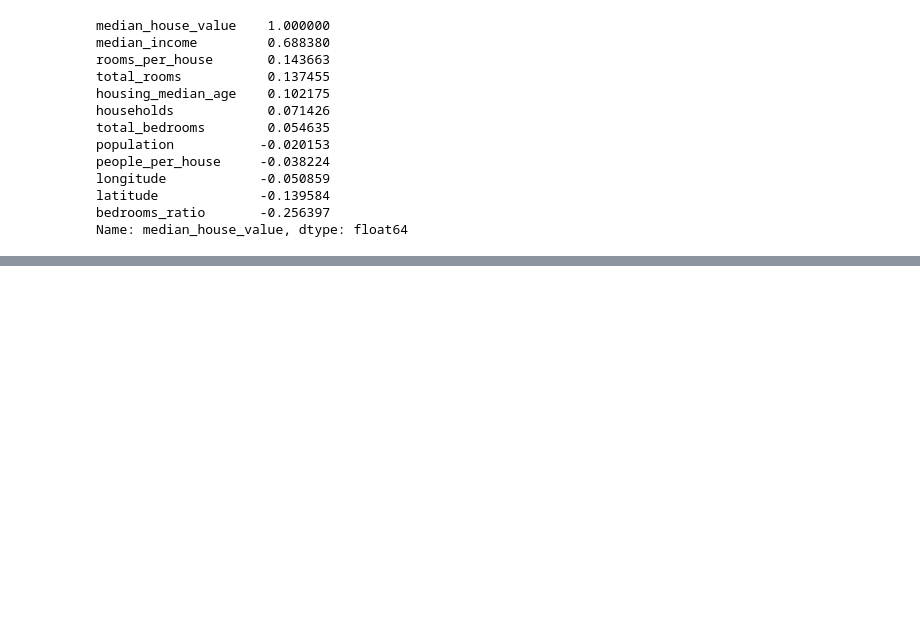
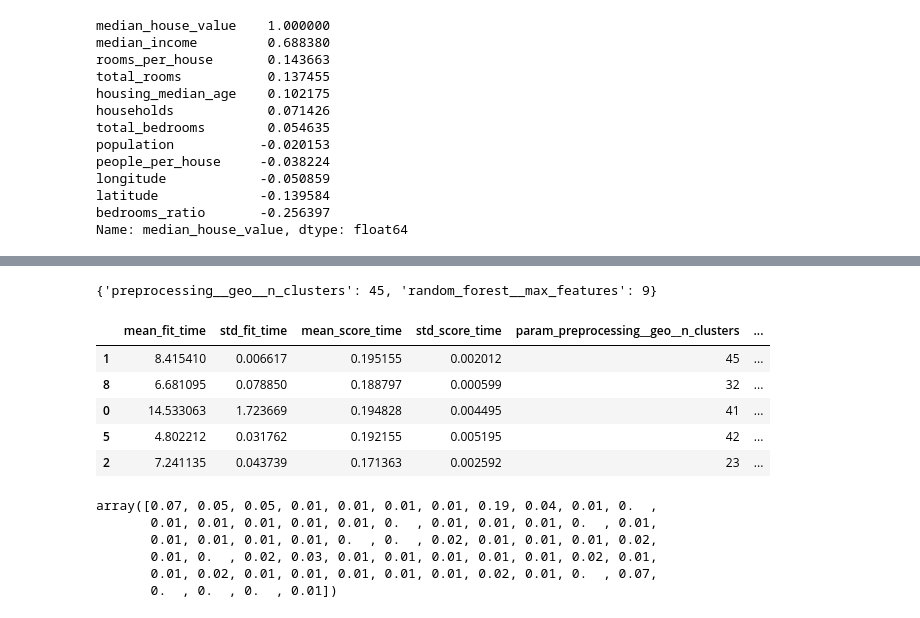
Before and after one commit to tanmaybhardwaj/Linear-Regression, a Jupyter notebook: california-housing-dataset/California_Housing_Dataset.ipynb, the cells around one changed output, grey strips where cells are left out. Drawn from its saved outputs; the diff is of its cells as text; code cells hidden in the pictures; blank space fills up the shorter version.

```diff
--- a/california-housing-dataset/California_Housing_Dataset.ipynb
+++ b/california-housing-dataset/California_Housing_Dataset.ipynb
@@ -252,0 +821,10 @@ Name: median_house_value, dtype: float64
+# %%
+param_distribs = {'preprocessing__geo__n_clusters': randint(low=3, high=50),
+                  'random_forest__max_features': randint(low=2,high=20)}
+
+rnd_search = RandomizedSearchCV(full_pipeline,
+                                param_distributions=param_distribs,
+                                n_iter=10,cv=3,
+                                scoring='neg_root_mean_squared_error',
+                                random_state=42)
+rnd_search.fit(housing, housing_labels)
@@ -252,0 +849,16 @@ Name: median_house_value, dtype: float64
+# %%
+rnd_search.best_params_
+# %% [output]
+{'preprocessing__geo__n_clusters': 45, 'random_forest__max_features': 9}
+# %%
+rnd_res = pd.DataFrame(rnd_search.cv_results_)
+rnd_res.sort_values(by="mean_test_score", ascending=False, inplace=True)
+# %%
+rnd_res.head()
+# %% [output]
+|  | mean_fit_time | std_fit_time | mean_score_time | std_score_time | param_preprocessing__geo__n_clusters | ... |
+| 1 | 8.415410 | 0.006617 | 0.195155 | 0.002012 | 45 | ... |
+| 8 | 6.681095 | 0.078850 | 0.188797 | 0.000599 | 32 | ... |
+| 0 | 14.533063 | 1.723669 | 0.194828 | 0.004495 | 41 | ... |
+| 5 | 4.802212 | 0.031762 | 0.192155 | 0.005195 | 42 | ... |
+| 2 | 7.241135 | 0.043739 | 0.171363 | 0.002592 | 23 | ... |
@@ -252,0 +870,9 @@ Name: median_house_value, dtype: float64
+# %%
+feature_importances.round(2)
+# %% [output]
+array([0.07, 0.05, 0.05, 0.01, 0.01, 0.01, 0.01, 0.19, 0.04, 0.01, 0.  ,
+       0.01, 0.01, 0.01, 0.01, 0.01, 0.  , 0.01, 0.01, 0.01, 0.  , 0.01,
+       0.01, 0.01, 0.01, 0.01, 0.  , 0.  , 0.02, 0.01, 0.01, 0.01, 0.02,
+       0.01, 0.  , 0.02, 0.03, 0.01, 0.01, 0.01, 0.01, 0.01, 0.02, 0.01,
+       0.01, 0.02, 0.01, 0.01, 0.01, 0.01, 0.01, 0.02, 0.01, 0.  , 0.07,
+       0.  , 0.  , 0.  , 0.01])
```
Also changed, not shown: parts of 77 cells of this notebook.
